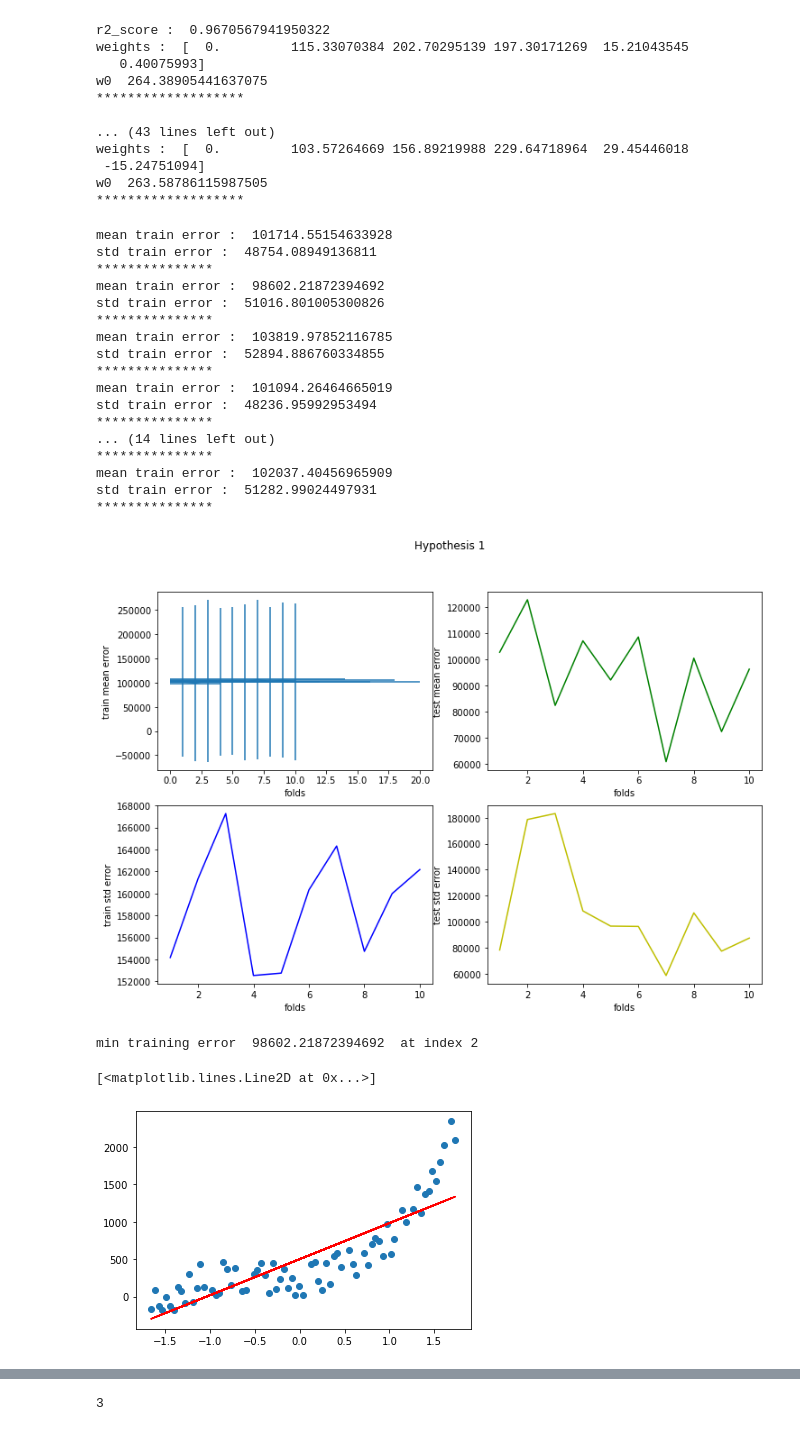
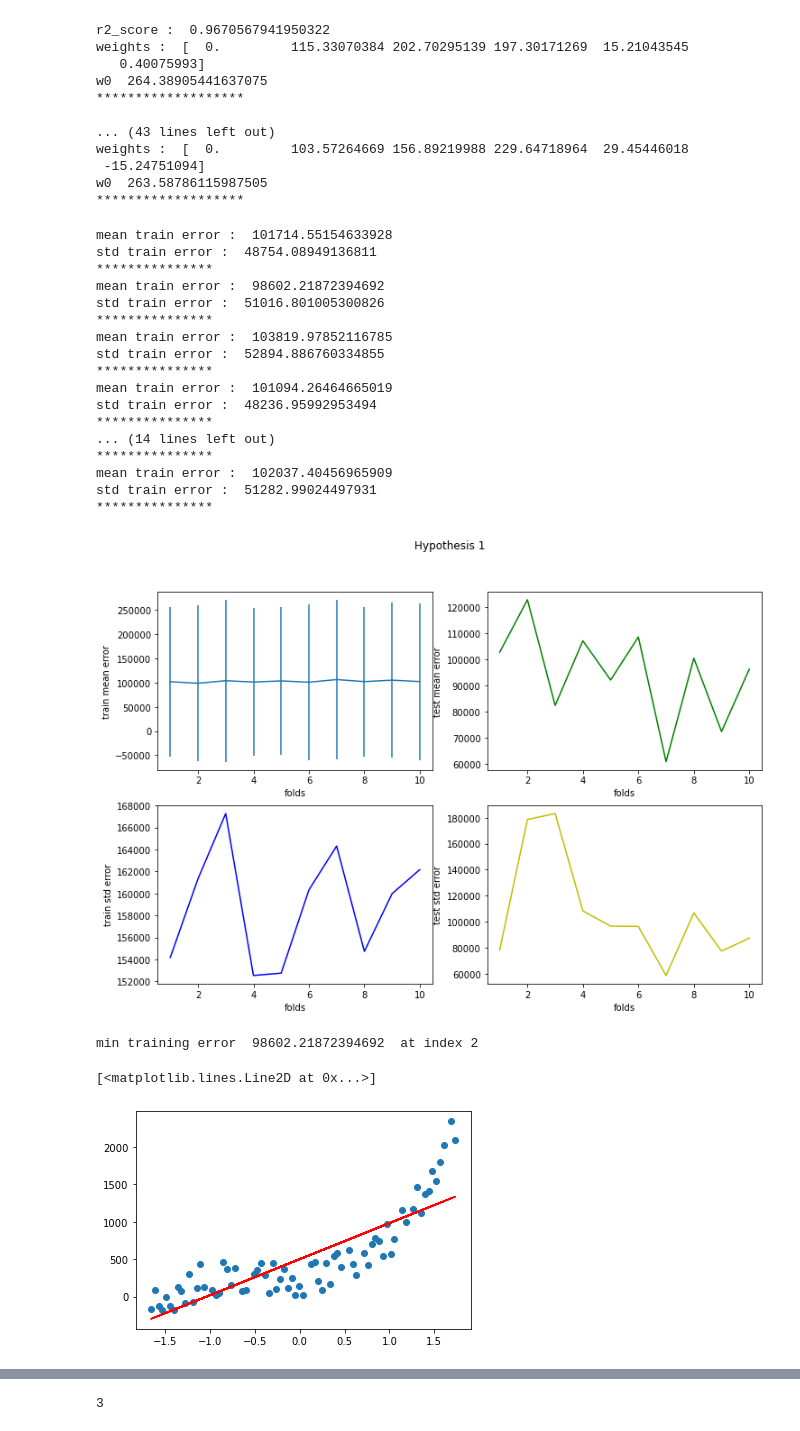
Before and after one commit to chandms/Security_Analytics, a Jupyter notebook: Assignment1/Problem 3.ipynb, the cells around one changed output, grey strips where cells are left out. Cells and saved outputs as stored; diff of their text form; code cells hidden in the pictures.

```diff
--- a/Assignment1/Problem 3.ipynb
+++ b/Assignment1/Problem 3.ipynb
@@ -216,7 +216,7 @@ for i in range(10):
 ind=[1,2,3,4,5,6,7,8,9,10]
 plt.subplot(2,2,1)
 #plt.plot(ind,train_mean_err_list,'r')
-plt.errorbar(x=ind,y=train_mean_err_list,yerr=train_std_err_list,xerr=ind)
+plt.errorbar(x=ind,y=train_mean_err_list,yerr=train_std_err_list)
 plt.xlabel('folds')
 plt.ylabel('train mean error')
 plt.subplot(2,2,3)
@@ -234,34 +234,34 @@ plt.ylabel('test std error')
 plt.suptitle('Hypothesis 1')
 plt.show()
 
 
 #### 4.b)
 #### minimum mean training error right????
 min_val = min(train_mean_err_list)
 min_ind = train_mean_err_list.index(min_val)
 print("min training error ",min_val," at index",min_ind+1)
 plt.scatter(stdTrainX[min_ind],trainY[min_ind])
 pred = models[0][min_ind].predict(stdTrainX[min_ind])
 plt.plot(stdTrainX[min_ind],pred,'r')
 # %% [output]
 mean train error :  101714.55154633928
 std train error :  48754.08949136811
 ***************
 mean train error :  98602.21872394692
 std train error :  51016.801005300826
 ***************
 mean train error :  103819.97852116785
 std train error :  52894.886760334855
 ***************
 mean train error :  101094.26464665019
 std train error :  48236.95992953494
 ***************
 ... (14 lines left out)
 ***************
 mean train error :  102037.40456965909
 std train error :  51282.99024497931
 ***************
-[figure, old version]
+[figure, new version]
 min training error  98602.21872394692  at index 2
 [<matplotlib.lines.Line2D at 0x...>]
 [figure]
```
Also changed, not shown: parts of 2 cells of this notebook.
